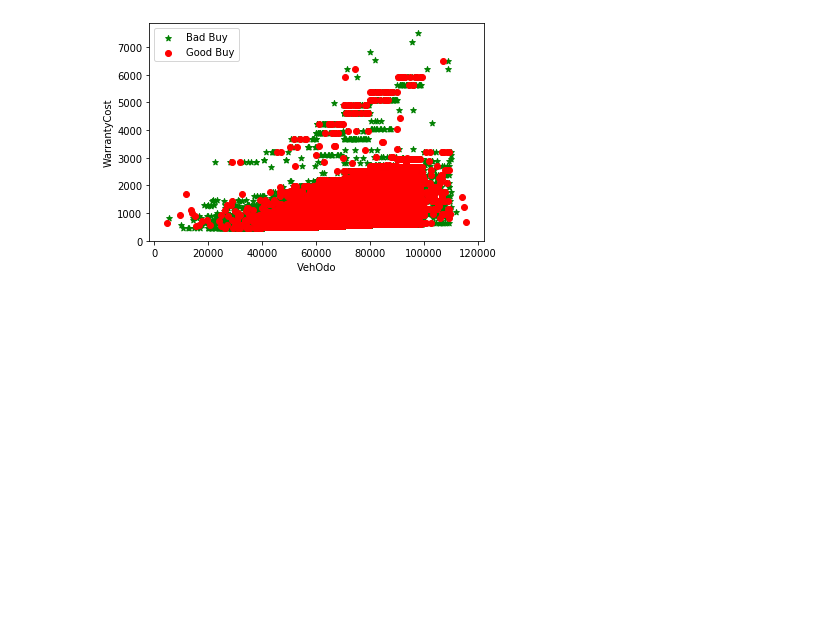
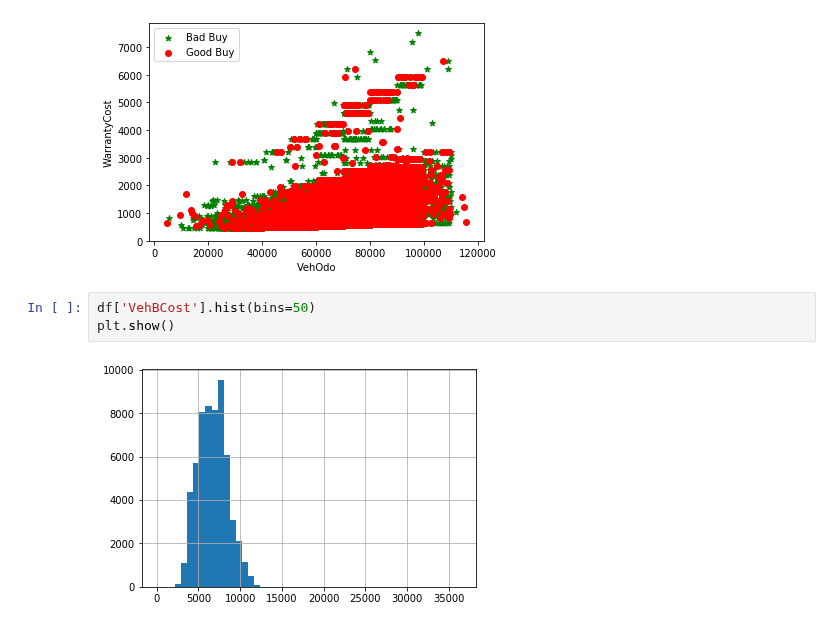
Before and after one commit to andybbruno/DataMining, a Jupyter notebook: DataUnderstanding.ipynb, the cells around one changed output. Cells and saved outputs as stored; diff of their text form; blank space fills up the shorter version.

Commit message:
diagrammi a caso

```diff
--- a/DataUnderstanding.ipynb
+++ b/DataUnderstanding.ipynb
@@ -316,3 +316,8 @@ plt.legend()
 plt.show()
 # %% [output]
 [figure]
+# %%
+df['VehBCost'].hist(bins=50)
+plt.show()
+# %% [output]
+[figure, added]
```
Also changed, not shown: parts of 4 cells of this notebook.
